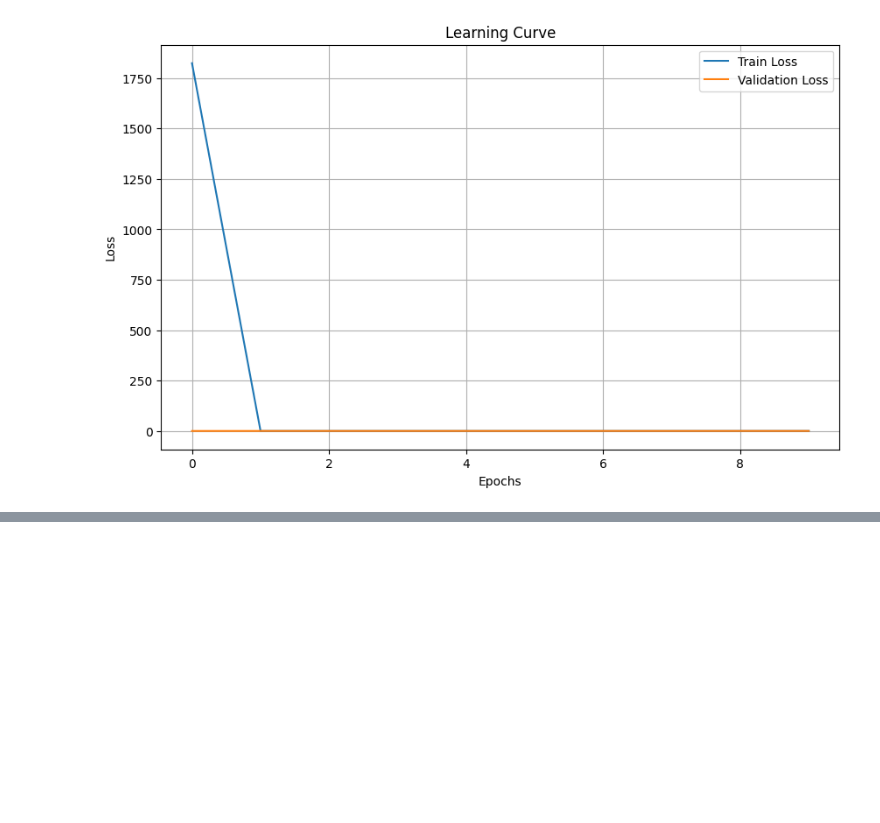
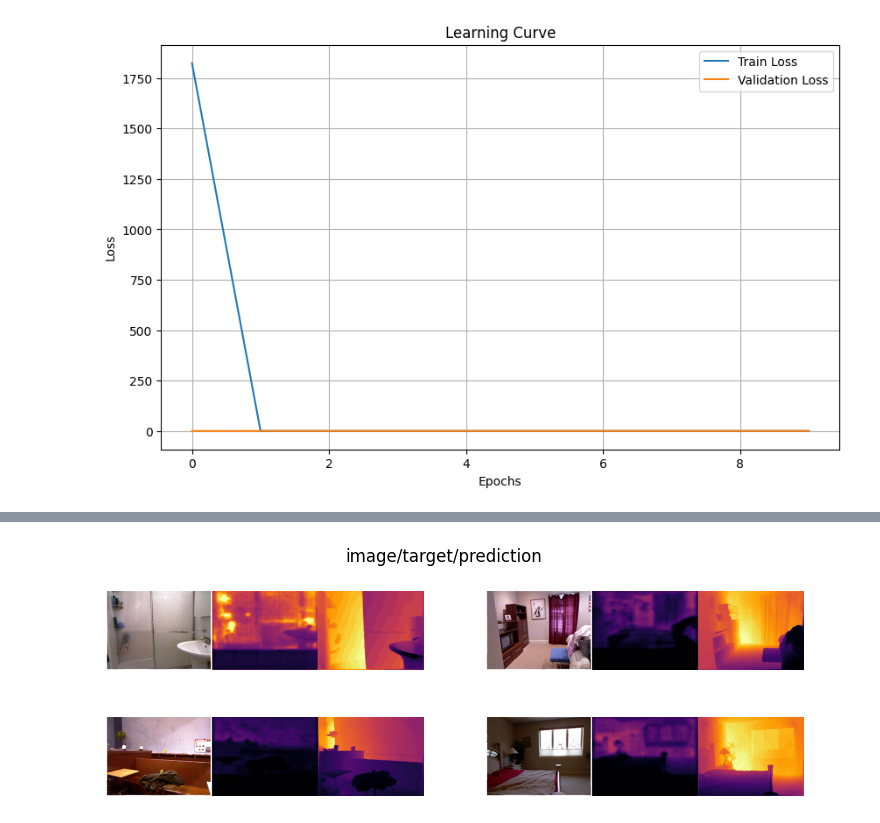
Before and after one commit to lnxhigh/20242R0136COSE47402, a Jupyter notebook: FinalProject/All.ipynb, the cells around one changed output, grey strips where cells are left out. Saved outputs shown, nothing was run; the diff lists cells and outputs as text; code cells hidden in the pictures; blank space fills up the shorter version.

```diff
--- a/FinalProject/All.ipynb
+++ b/FinalProject/All.ipynb
@@ -429,0 +432,28 @@ trainer.plot_learning_curve()
+# %%
+plt.figure(figsize=(9, 3))
+r, c = 2, 2
+selection = np.random.randint(0,len(val_ds),(4,))
+
+with torch.no_grad():
+    for i, idx in enumerate(selection):
+        img, depth = val_ds[idx]
+
+        input = processor.preprocess(img).to(device)
+        outputs = model(input)
+        pred = processor.postprocess(input, outputs)
+        pred = pred.squeeze(0).cpu().numpy()
+
+        d_min, d_max = np.min(depth), np.max(depth)
+        depth = colored_depthmap(depth, d_min = d_min, d_max = d_max)
+        pred = colored_depthmap(pred, d_min = d_min, d_max = d_max)
+
+        image_viz = np.hstack([img, pred, depth])
+        ax = plt.subplot(r, c, i + 1)
+        plt.imshow(image_viz.astype("uint8"))
+        plt.axis("off")
+
+    title = "image/target/prediction"
+    plt.suptitle(title)
+    plt.show()
+# %% [output]
+[figure, added]
```
Also changed, not shown: parts of 14 cells of this notebook.
